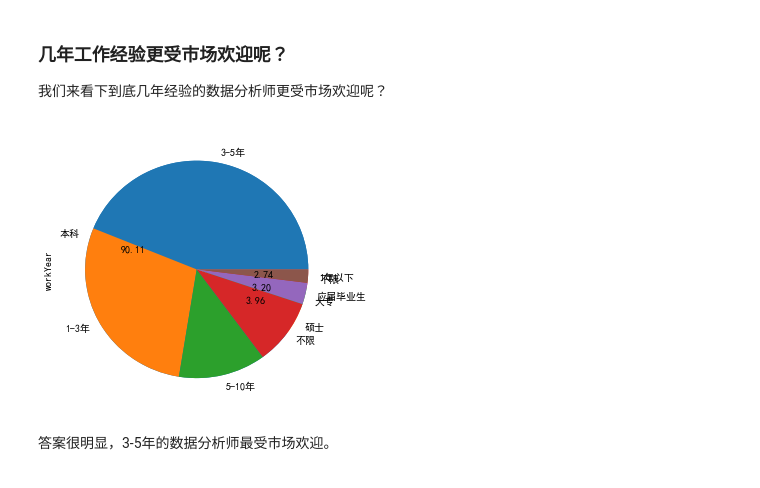
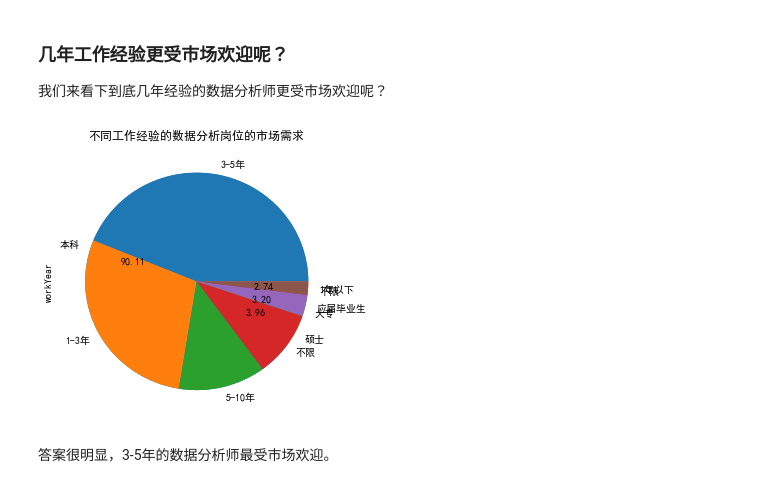
Before and after one commit to zhangyangit/pandas_practice, a Jupyter notebook: notebook/07-用数据来说明数据分析岗位的竞争力.ipynb, the cells around one changed output. Saved outputs shown, nothing was run; the diff lists cells and outputs as text; code cells hidden in the pictures.

```diff
--- a/notebook/07-用数据来说明数据分析岗位的竞争力.ipynb
+++ b/notebook/07-用数据来说明数据分析岗位的竞争力.ipynb
@@ -130,9 +135,10 @@ df.education.value_counts().plot.pie(figsize=(5, 5), autopct="%.2f");
 
 我们来看下到底几年经验的数据分析师更受市场欢迎呢？
 # %%
+plt.title("不同工作经验的数据分析岗位的市场需求")
 df.education.value_counts().plot.pie(figsize=(5, 5), autopct="%.2f");df.workYear.value_counts().plot.pie();
 # %% [output]
-[figure, old version]
+[figure, new version]
 # %% [markdown]
 答案很明显，3-5年的数据分析师最受市场欢迎。
 # %% [markdown]
```
Also changed, not shown: parts of 5 cells of this notebook.
